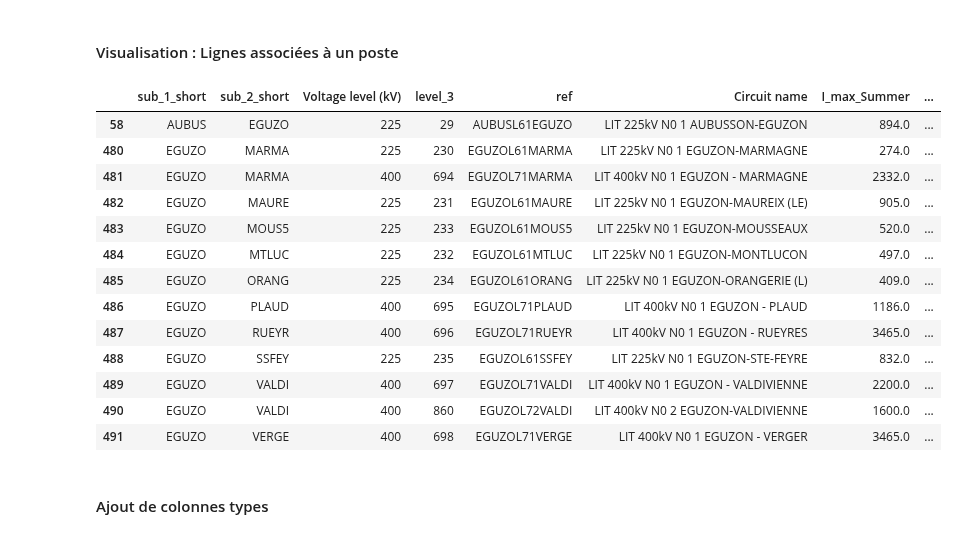
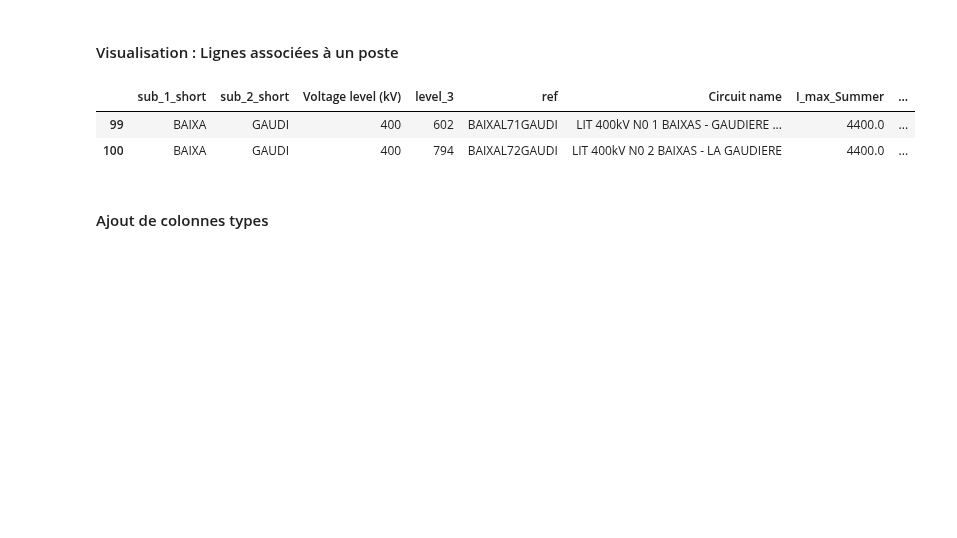
Before and after one commit to MattEclipse/congestion, a Jupyter notebook: notebooks/donnee_reseau.ipynb, the cells around one changed output. Cells and saved outputs as stored; diff of their text form; code cells hidden in the pictures; blank space fills up the shorter version.

Commit message:
viz of my_GeopointPoste_8

```diff
--- a/notebooks/donnee_reseau.ipynb
+++ b/notebooks/donnee_reseau.ipynb
@@ -79,23 +79,12 @@ df_ligne_RT_2019.dropna(inplace=True)
 # %% [markdown]
 #### Visualisation : Lignes associées à un poste
 # %%
-df_poste_spe = get_row_with_str(df_ligne_RT_2019, 'EGUZON')
+df_poste_spe = get_row_with_str(df_ligne_RT_2019, 'BAIXAS')
 df_poste_spe.head(20)
 # %% [output]
 |  | sub_1_short | sub_2_short | Voltage level (kV) | level_3 | ref | Circuit name | I_max_Summer | ... |
-| 58 | AUBUS | EGUZO | 225 | 29 | AUBUSL61EGUZO | LIT 225kV N0 1 AUBUSSON-EGUZON | 894.0 | ... |
-| 480 | EGUZO | MARMA | 225 | 230 | EGUZOL61MARMA | LIT 225kV N0 1 EGUZON-MARMAGNE | 274.0 | ... |
-| 481 | EGUZO | MARMA | 400 | 694 | EGUZOL71MARMA | LIT 400kV N0 1 EGUZON - MARMAGNE | 2332.0 | ... |
-| 482 | EGUZO | MAURE | 225 | 231 | EGUZOL61MAURE | LIT 225kV N0 1 EGUZON-MAUREIX (LE) | 905.0 | ... |
-| 483 | EGUZO | MOUS5 | 225 | 233 | EGUZOL61MOUS5 | LIT 225kV N0 1 EGUZON-MOUSSEAUX | 520.0 | ... |
-| 484 | EGUZO | MTLUC | 225 | 232 | EGUZOL61MTLUC | LIT 225kV N0 1 EGUZON-MONTLUCON | 497.0 | ... |
-| 485 | EGUZO | ORANG | 225 | 234 | EGUZOL61ORANG | LIT 225kV N0 1 EGUZON-ORANGERIE (L) | 409.0 | ... |
-| 486 | EGUZO | PLAUD | 400 | 695 | EGUZOL71PLAUD | LIT 400kV N0 1 EGUZON - PLAUD | 1186.0 | ... |
-| 487 | EGUZO | RUEYR | 400 | 696 | EGUZOL71RUEYR | LIT 400kV N0 1 EGUZON - RUEYRES | 3465.0 | ... |
-| 488 | EGUZO | SSFEY | 225 | 235 | EGUZOL61SSFEY | LIT 225kV N0 1 EGUZON-STE-FEYRE | 832.0 | ... |
-| 489 | EGUZO | VALDI | 400 | 697 | EGUZOL71VALDI | LIT 400kV N0 1 EGUZON - VALDIVIENNE | 2200.0 | ... |
-| 490 | EGUZO | VALDI | 400 | 860 | EGUZOL72VALDI | LIT 400kV N0 2 EGUZON-VALDIVIENNE | 1600.0 | ... |
-| 491 | EGUZO | VERGE | 400 | 698 | EGUZOL71VERGE | LIT 400kV N0 1 EGUZON - VERGER | 3465.0 | ... |
+| 99 | BAIXA | GAUDI | 400 | 602 | BAIXAL71GAUDI | LIT 400kV N0 1 BAIXAS - GAUDIERE ... | 4400.0 | ... |
+| 100 | BAIXA | GAUDI | 400 | 794 | BAIXAL72GAUDI | LIT 400kV N0 2 BAIXAS - LA GAUDIERE | 4400.0 | ... |
 # %% [markdown]
 #### Ajout de colonnes types
 # %%
```
Also changed, not shown: parts of 3 cells of this notebook.
